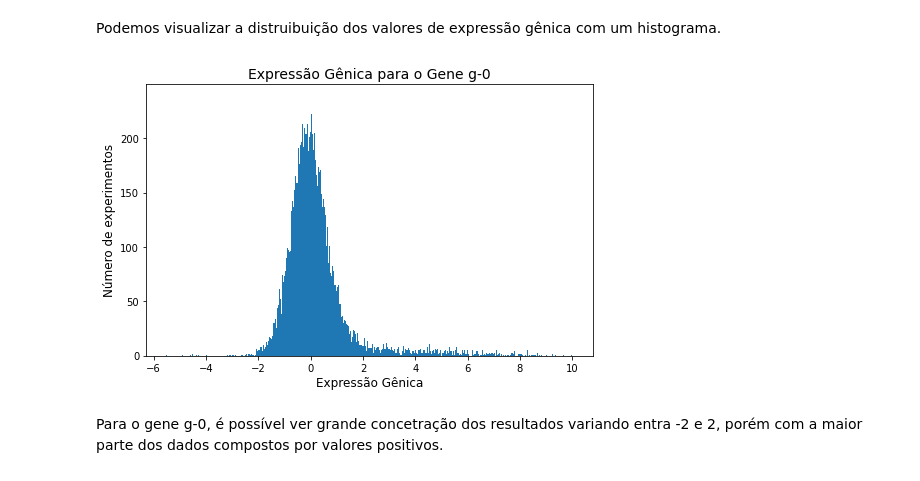
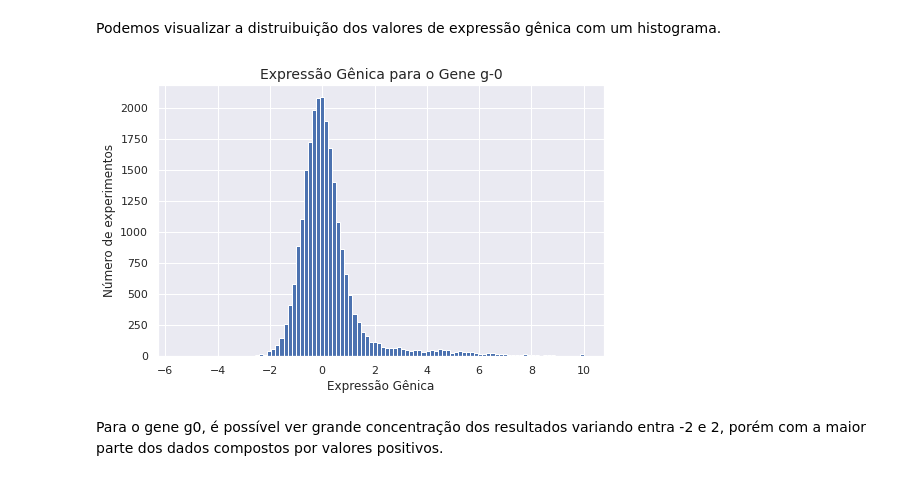
Before and after one commit to vanessanmd/imersao-dados3-alura, a Jupyter notebook: imersão_dados_3.ipynb, the cells around one changed output. Cells and saved outputs as stored; diff of their text form; code cells hidden in the pictures.

```diff
--- a/imersão_dados_3.ipynb
+++ b/imersão_dados_3.ipynb
@@ -82,5 +92,6 @@ Para evitar erros durante execução de querys, as colunas que possuem hífen no
 # %%
 dados.columns = dados.columns.str.replace('-', '')
+dados.rename(columns={'droga': 'composto'}, inplace=True)
 # %%
 dados
 # %% [output]
@@ -219,0 +248,11 @@ A partir dessa série, verfica-se que foram utilizados 3.289 tipos de drogas, se
+# %%
+sns.set()
+plt.figure(figsize=(8, 5))
+ax = sns.countplot(x='composto',
+                 data=dados.query('composto in @cod_compostos'),
+                 color='c',
+                 order=cod_compostos)
+ax.set_title('Cinco compostos mais testados', fontsize=14)
+plt.xlabel('Composto', fontsize=12)
+plt.ylabel('Número de experimentos', fontsize=12)
+plt.show()
@@ -275,13 +315,12 @@ Podemos visualizar a distruibuição dos valores de expressão gênica com um hi
 # %%
 # Plotando histograma da coluna g0
 plt.figure(figsize=(8, 5))
-plt.hist(dados['g0'], bins=1000)
+dados['g0'].hist(bins=100)
 plt.title('Expressão Gênica para o Gene g-0', fontsize=14)
 plt.xlabel('Expressão Gênica', fontsize=12)
 plt.ylabel('Número de experimentos', fontsize=12)
-plt.xticks(rotation=0)
 plt.show()
 # %% [output]
-[figure, old version]
+[figure, new version]
 # %% [markdown]
-Para o gene g-0, é possível ver grande concetração dos resultados variando entra -2 e 2, porém com a maior parte dos dados compostos por valores positivos.
+Para o gene g0, é possível ver grande concentração dos resultados variando entra -2 e 2, porém com a maior parte dos dados compostos por valores positivos.
```
Also changed, not shown: parts of 45 cells of this notebook.
